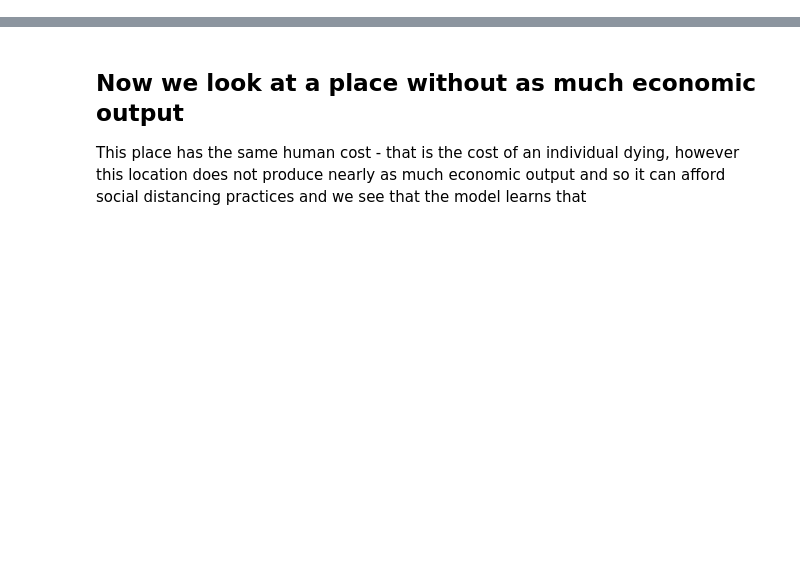
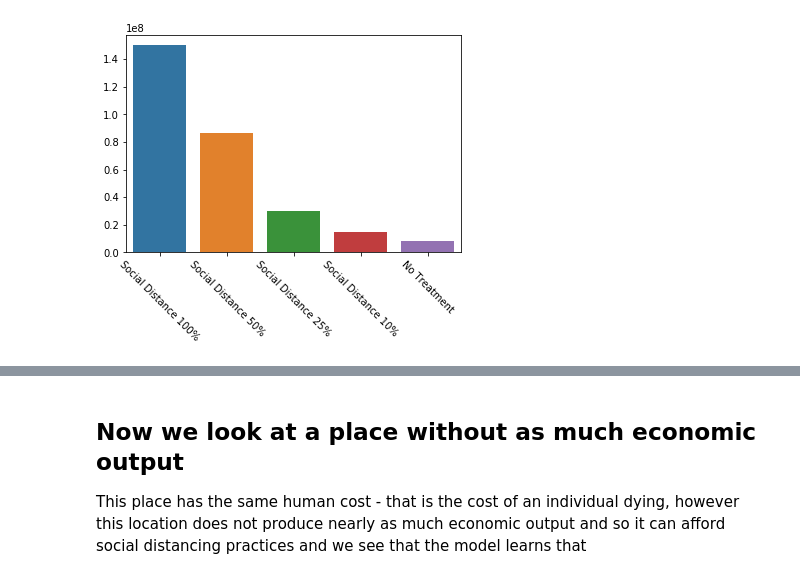
Before and after one commit to chnsh/whynot, a Jupyter notebook: examples/reinforcement_learning/covid19_simulator.ipynb, the cells around one changed output, grey strips where cells are left out. Saved outputs shown, nothing was run; the diff lists cells and outputs as text; code cells hidden in the pictures; blank space fills up the shorter version.

```diff
--- a/examples/reinforcement_learning/covid19_simulator.ipynb
+++ b/examples/reinforcement_learning/covid19_simulator.ipynb
@@ -147,4 +229,17 @@ def plot_sample_trajectory(env, policies):
         ax.set_xlabel("Day")
     plt.subplots_adjust(hspace=0.4)
     plt.show()
+# %%
+def plot_reward_bars(env, policies):
+    rewards = []
+
+    #sampling trajectory to collect rewards
+    for name, policy in policies.items():
+            trajectory = sample_trajectory(env, policy, 400)
+            rewards.append(sum(trajectory["reward"]))
+
+    #sorting policies by reward
+    plotlist = sorted(list(zip(list(policies.keys()),rewards)), key=lambda x: x[1], reverse=True)
+    sns.barplot([x[0] for x in plotlist],[x[1] for x in plotlist])
+    plt.xticks(rotation=-45)
 # %%
@@ -151,0 +254,4 @@ plot_sample_trajectory(env, policies)
+# %%
+plot_reward_bars(env, policies)
+# %% [output]
+[figure, added]
```
Also changed, not shown: parts of 24 cells of this notebook.
